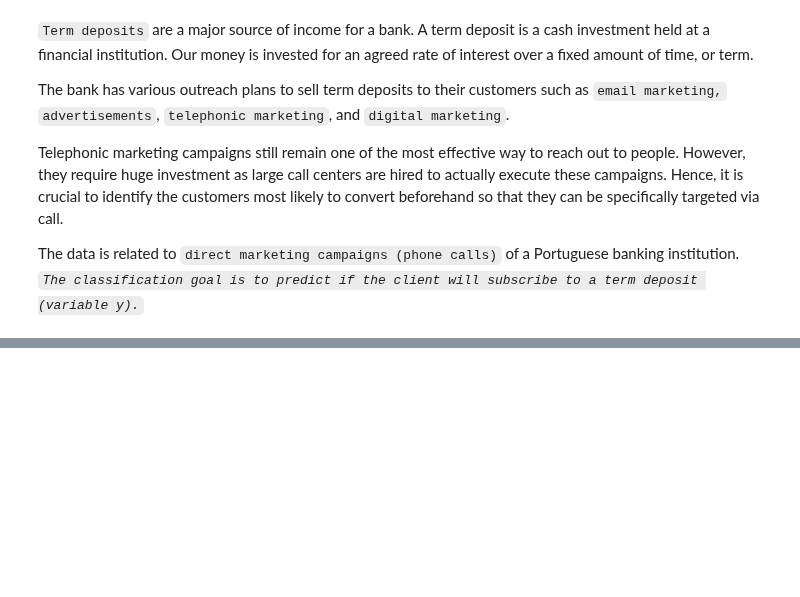
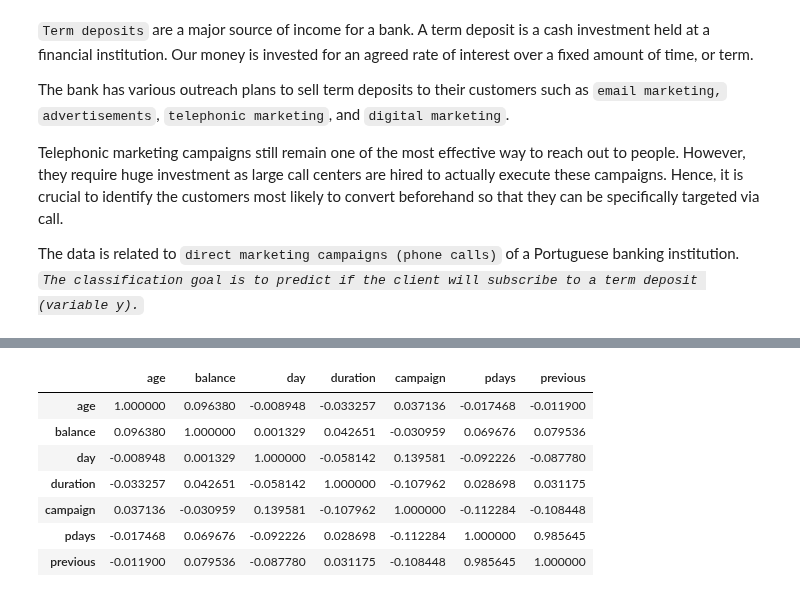
Before and after one commit to rajesh-coventry/Projects, a Jupyter notebook: 04_Traditional_Machine_Learning_for_Predictions/Banking Dataset - Marketing Targets/Data_Preparation.ipynb, the cells around one changed output, grey strips where cells are left out. Cells and saved outputs as stored; diff of their text form; code cells hidden in the pictures; blank space fills up the shorter version.

```diff
--- a/04_Traditional_Machine_Learning_for_Predictions/Banking Dataset - Marketing Targets/Data_Preparation.ipynb
+++ b/04_Traditional_Machine_Learning_for_Predictions/Banking Dataset - Marketing Targets/Data_Preparation.ipynb
@@ -81,0 +178,13 @@ The data is related to `direct marketing campaigns (phone calls)` of a Portugues
+# %%
+# Correlation of numeric variables:
+corr= data.select_dtypes(include= "int64").corr(method= "spearman")
+corr
+# %% [output]
+|  | age | balance | day | duration | campaign | pdays | previous |
+| age | 1.000000 | 0.096380 | -0.008948 | -0.033257 | 0.037136 | -0.017468 | -0.011900 |
+| balance | 0.096380 | 1.000000 | 0.001329 | 0.042651 | -0.030959 | 0.069676 | 0.079536 |
+| day | -0.008948 | 0.001329 | 1.000000 | -0.058142 | 0.139581 | -0.092226 | -0.087780 |
+| duration | -0.033257 | 0.042651 | -0.058142 | 1.000000 | -0.107962 | 0.028698 | 0.031175 |
+| campaign | 0.037136 | -0.030959 | 0.139581 | -0.107962 | 1.000000 | -0.112284 | -0.108448 |
+| pdays | -0.017468 | 0.069676 | -0.092226 | 0.028698 | -0.112284 | 1.000000 | 0.985645 |
+| previous | -0.011900 | 0.079536 | -0.087780 | 0.031175 | -0.108448 | 0.985645 | 1.000000 |
```
Also changed, not shown: parts of 12 cells of this notebook, 1 other file.
